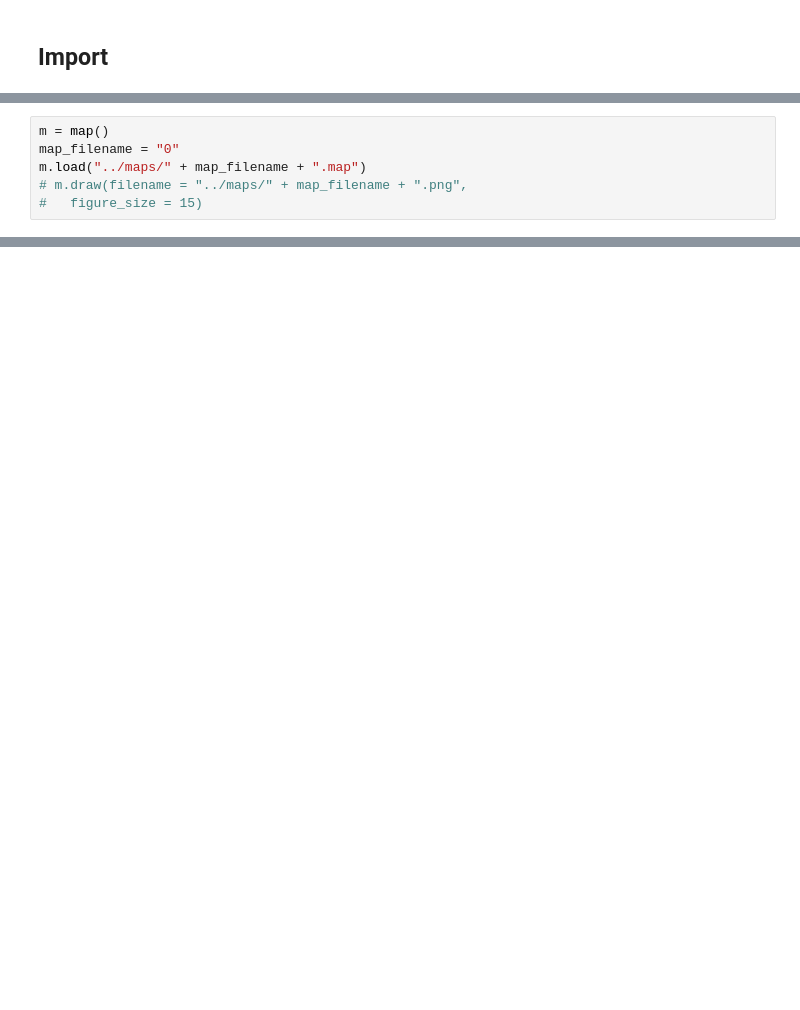
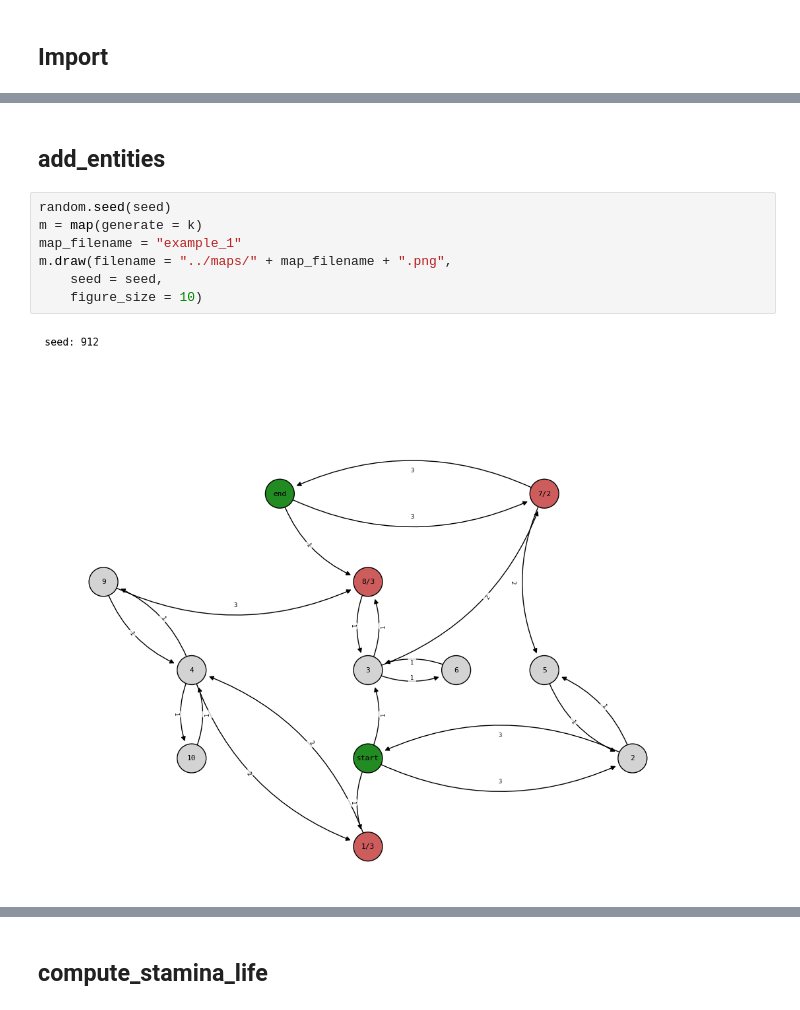
Before and after one commit to caporali/keep_heading_north, a Jupyter notebook: code/source/khn_test.ipynb, the cells around one changed output, grey strips where cells are left out. Cells and saved outputs as stored; diff of their text form; blank space fills up the shorter version.

```diff
--- a/code/source/khn_test.ipynb
+++ b/code/source/khn_test.ipynb
@@ -11,6 +27,11 @@ from functions.rl import *
+# %% [markdown]
+## add_entities
 # %%
-m = map()
-map_filename = "0"
-m.load("../maps/" + map_filename + ".map")
-# m.draw(filename = "../maps/" + map_filename + ".png",
-# 	figure_size = 15)
+random.seed(seed)
+m = map(generate = k)
+map_filename = "example_1"
+m.draw(filename = "../maps/" + map_filename + ".png",
+    seed = seed,
+	figure_size = 10)
+# %% [output]
+[figure, added]
@@ -16,0 +39,2 @@ m.load("../maps/" + map_filename + ".map")
+# %% [markdown]
+## compute_stamina_life
```
Also changed, not shown: parts of 27 cells of this notebook, 37 other files.
